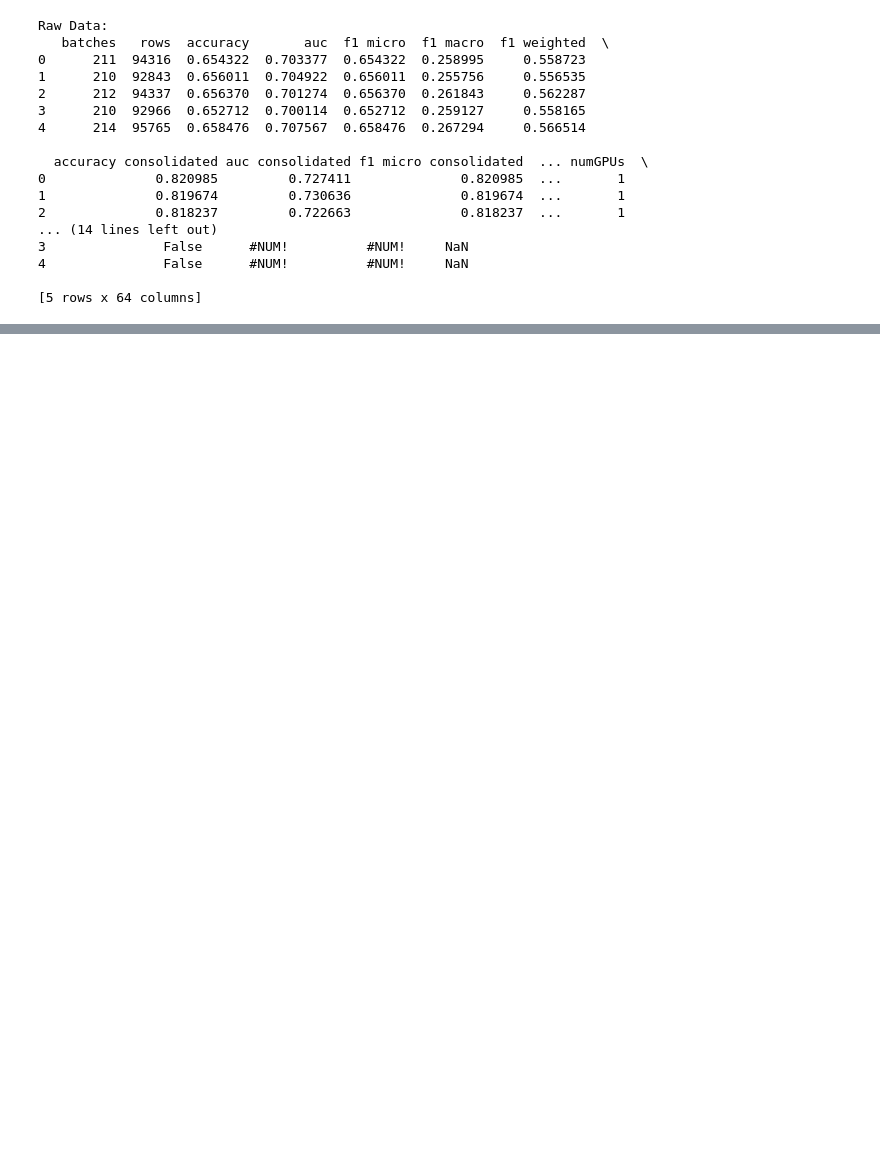
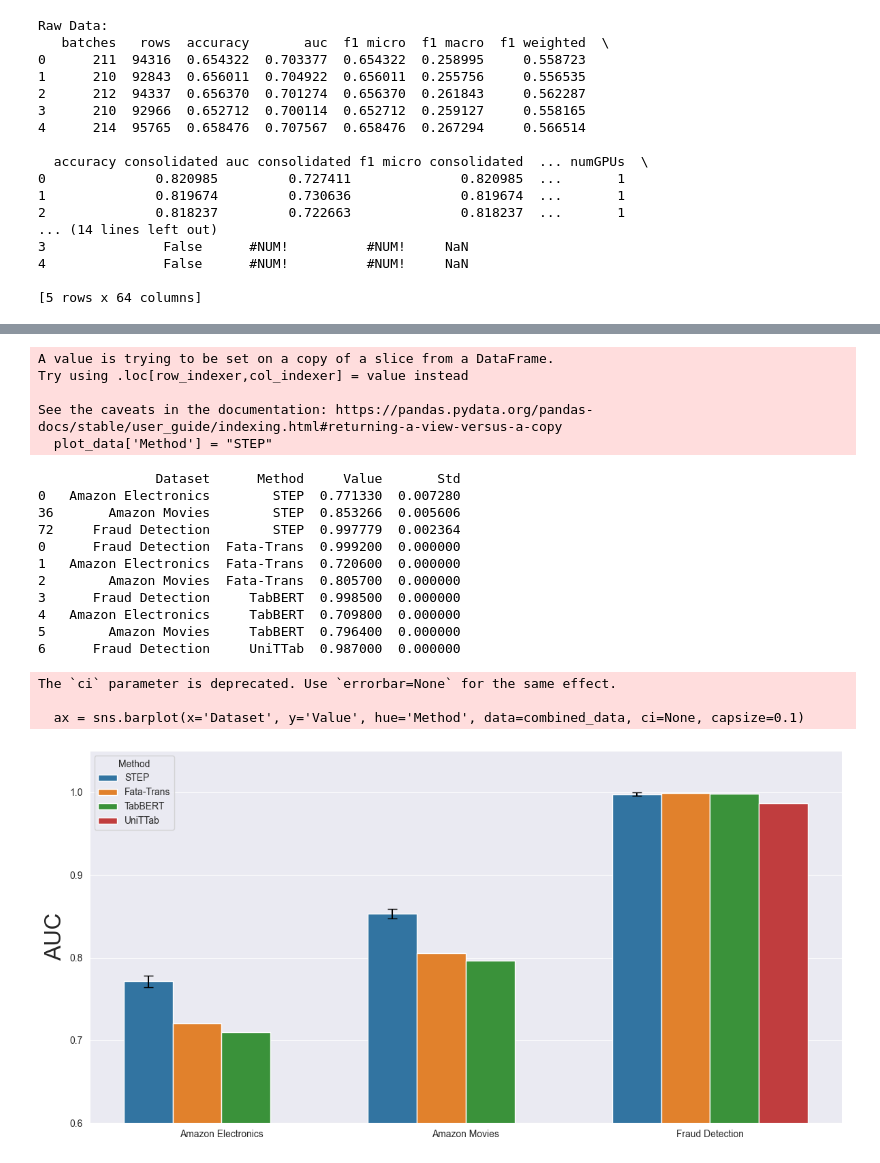
Before and after one commit to alexstein0/event_prediction, a Jupyter notebook: dataset_visualization.ipynb, the cells around one changed output, grey strips where cells are left out. Cells and saved outputs as stored; diff of their text form; code cells hidden in the pictures; blank space fills up the shorter version.

```diff
--- a/dataset_visualization.ipynb
+++ b/dataset_visualization.ipynb
@@ -726,0 +926,80 @@ The `ci` parameter is deprecated. Use `errorbar=None` for the same effect.
+# %%
+# for base chart:
+
+# Filtering the data as specified before
+filtered_data = grouped_data[
+    (grouped_data["train mask all pct"] == 0.0) &
+    (grouped_data["train mask each pct"] == 0.0) &
+    (grouped_data["eval mask all pct"] == 0.0) &
+    (grouped_data["eval mask each pct"] == 0.0) &
+    (grouped_data["train randomize order"] == False) &
+    (grouped_data["eval randomize order"] == False)
+]
+# Prepare the data for plotting
+plot_data = filtered_data[['eval experiment folder name', 'train randomize order', 'desired_metric_mean', 'desired_metric_std']]
+
+# CHANGE THIS
+# plot_data['Method'] = plot_data['train randomize order'].map({True: 'Train Randomize Order = True', False: 'Train Randomize Order = False'})
+plot_data['Method'] = "STEP"
+plot_data = plot_data.rename(columns={'desired_metric_mean': 'Value', 'desired_metric_std': 'Std'})
+
+# Mapping the experiment names for better readability
+plot_data['eval experiment folder name'] = plot_data['eval experiment folder name'].map({
+    'EVAL_pretrain_amazon_electronics': 'Amazon Electronics',
+    'EVAL_pretrain_amazon_movies': 'Amazon Movies',
+    'EVAL_pretrain_ibm': 'Fraud Detection'
+})
+# Combine the benchmark data with the plot data
+plot_data = plot_data.rename(columns={'eval experiment folder name': 'Dataset'})
+# %% [output]
+A value is trying to be set on a copy of a slice from a DataFrame.
+Try using .loc[row_indexer,col_indexer] = value instead
+
+See the caveats in the documentation: https://pandas.pydata.org/pandas-docs/stable/user_guide/indexing.html#returning-a-view-versus-a-copy
+  plot_data['Method'] = "STEP"
+# %%
+combined_data = pd.concat([plot_data[['Dataset', 'Method', 'Value', 'Std']], benchmark_df])
+print(combined_data)
+# Plotting the bar chart with error bars
+plt.figure(figsize=(12, 6))
+
+# Using seaborn to plot the bar chart
+ax = sns.barplot(x='Dataset', y='Value', hue='Method', data=combined_data, ci=None, capsize=0.1)
+
+# Adding the error bars manually for 'Train Randomize Order'
+for i, (index, row) in enumerate(plot_data.iterrows()):
+    bar = ax.patches[i]
+    x = bar.get_x() + bar.get_width() / 2
+    y = bar.get_height()
+    std = row['Std']
+    ax.errorbar(x, y, yerr=std, fmt='none', c='black', capsize=5)
+
+ax.set_ylim(ymin = .6)
+
+# Adding labels and title
+plt.xlabel('', fontsize=24)
+plt.ylabel('AUC', fontsize=24)
+# plt.title('Baseline Comparison', fontsize=36)
+plt.legend(title='Method')
+
+
+# Displaying the plot
+plt.tight_layout()
+plt.savefig('baseline_comp.pdf', format="pdf")
+plt.show()
+# %% [output]
+               Dataset      Method     Value       Std
+0   Amazon Electronics        STEP  0.771330  0.007280
+36       Amazon Movies        STEP  0.853266  0.005606
+72     Fraud Detection        STEP  0.997779  0.002364
+0      Fraud Detection  Fata-Trans  0.999200  0.000000
+1   Amazon Electronics  Fata-Trans  0.720600  0.000000
+2        Amazon Movies  Fata-Trans  0.805700  0.000000
+3      Fraud Detection     TabBERT  0.998500  0.000000
+4   Amazon Electronics     TabBERT  0.709800  0.000000
+5        Amazon Movies     TabBERT  0.796400  0.000000
+6      Fraud Detection     UniTTab  0.987000  0.000000
+The `ci` parameter is deprecated. Use `errorbar=None` for the same effect.
+
+  ax = sns.barplot(x='Dataset', y='Value', hue='Method', data=combined_data, ci=None, capsize=0.1)
+[figure, added]
```
Also changed, not shown: parts of 12 cells of this notebook, 20 other files.
